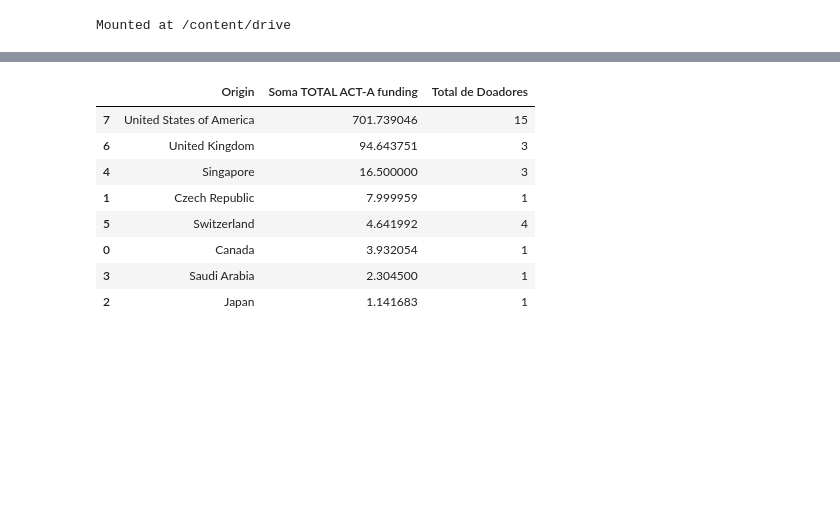
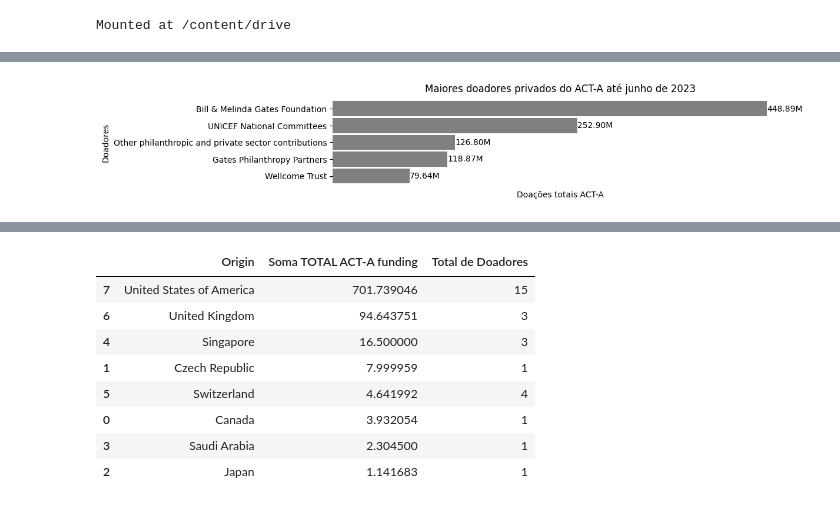
Before and after one commit to may-cbcp/ghg_act-a, a Jupyter notebook: notebook/ghg_acta_a.ipynb, the cells around one changed output, grey strips where cells are left out. Cells and saved outputs as stored; diff of their text form; code cells hidden in the pictures; blank space fills up the shorter version.

```diff
--- a/notebook/ghg_acta_a.ipynb
+++ b/notebook/ghg_acta_a.ipynb
@@ -3,15 +24,20 @@
 # %%
+
 import numpy as np
 import pandas as pd
 import plotly.express as px
 import matplotlib.pyplot as plt
-from matplotlib.ticker import FuncFormatter
+from matplotlib.ticker import FuncFormatter, MultipleLocator, FuncFormatter
+
+from mpl_toolkits.basemap import Basemap
+from geopy.geocoders import Nominatim
 
 
 from google.colab import drive
 drive.mount('/content/drive', force_remount=True)
 
-arquivo = "/content/drive/MyDrive/drive-rafael/ACT-A/tabelas/2023Jun01-ACT-A_Commitment_Tracker.xlsx"
+
+arquivo = "/content/drive/MyDrive/ghg_act-a/tabelas/2023Jun01-ACT-A_Commitment_Tracker.xlsx"
 nome_aba = "Overall"
 act_a = pd.read_excel(arquivo, skiprows=2, sheet_name=nome_aba)
 # %% [output]
@@ -20,0 +144,22 @@ Mounted at /content/drive
+# %%
+tipo_doador = 'Private'
+grafico_titulo = 'Maiores doadores privados do ACT-A até junho de 2023'
+nome_eixo_x = 'Doações totais ACT-A'
+nome_eixo_y = 'Doadores'
+
+
+df = act_a
+df = df.dropna(subset=['Type'])
+# Redefinir o índice
+df = df.reset_index(drop=True)
+condicao_exclusao = (
+    (df['Donor'] == 'Private donors Sub-total') |
+    (df['Donor'] == 'Fidelity Charitable gift funds' )
+     )
+df = df[(df['Type'].str.contains(tipo_doador, case=False, na=False)) & (~condicao_exclusao)]
+df = df.sort_values(by="TOTAL ACT-A funding", ascending=False)
+df_top = df.head(5)
+df_privado = df
+# Redefinir o índice começando por 1
+df_privado.index = range(1, len(df) + 1)
+df_privado
@@ -20,0 +185,4 @@ Mounted at /content/drive
+# %%
+gerar_grafico_tipo_doador(df=df_top, tipo_doador=tipo_doador,grafico_titulo=grafico_titulo,nome_eixo_x=nome_eixo_x,nome_eixo_y=nome_eixo_y)
+# %% [output]
+[figure, added]
```
Also changed, not shown: parts of 56 cells of this notebook.
